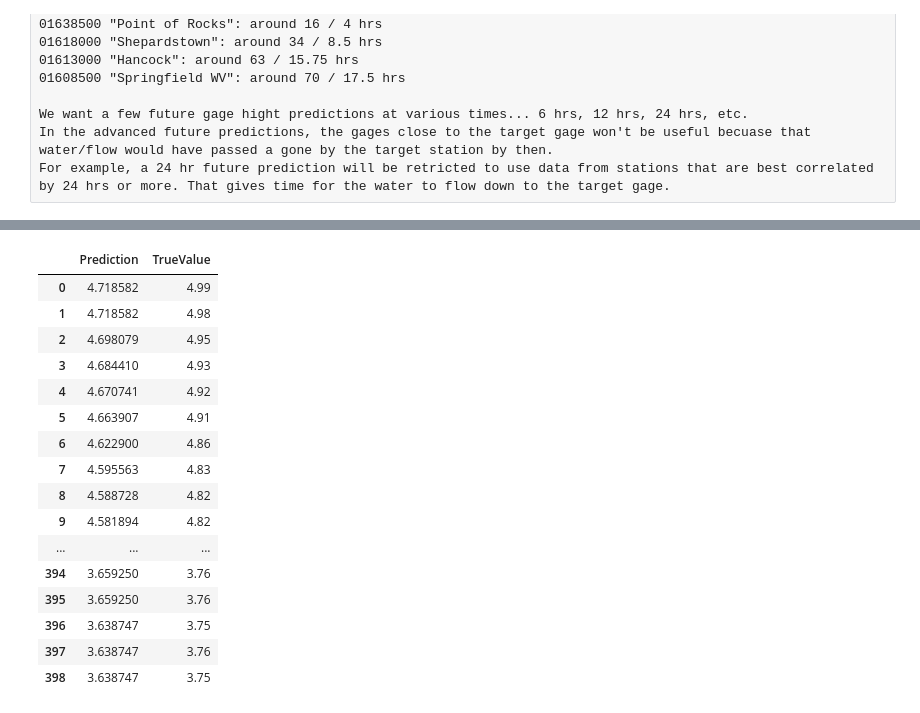
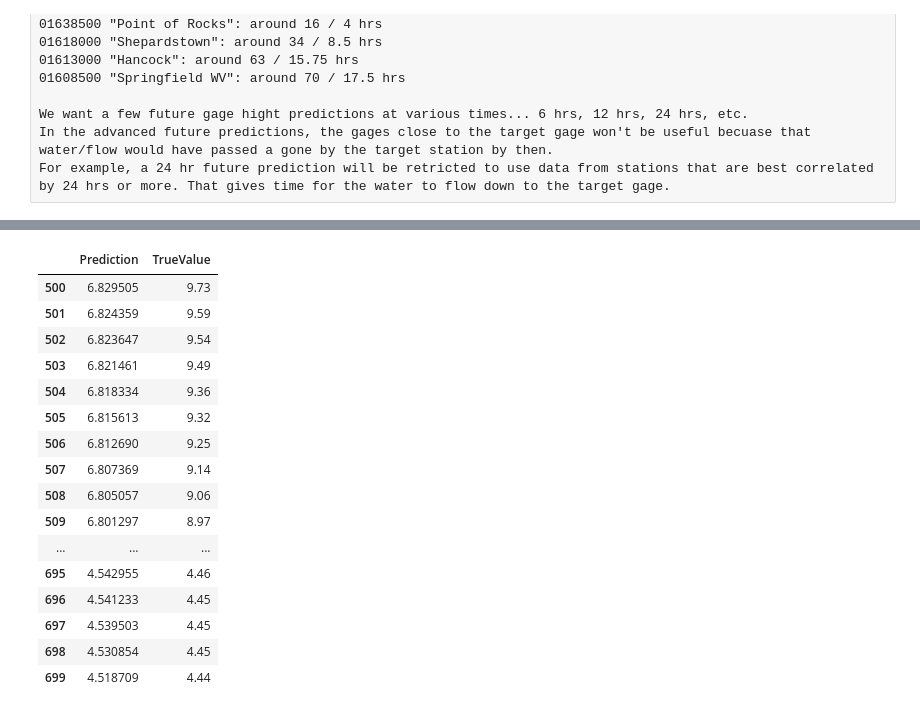
Before and after one commit to jt-hunter/River_data_scrap, a Jupyter notebook: Modeling Analysis.ipynb, the cells around one changed output, grey strips where cells are left out. Saved outputs shown, nothing was run; the diff lists cells and outputs as text; code cells hidden in the pictures.

```diff
--- a/Modeling Analysis.ipynb
+++ b/Modeling Analysis.ipynb
@@ -69,15 +93,21 @@ X_test = df_test.drop(columns=['Date', 'LittleFallsGage'])
 # %%
 # need to break them out by seperate hourly predictions
 #X_train_17hrs = X_train['SpringfieldGage']
+# %%
+X_train_17hrs = X_train[['SpringfieldGage','SpringfieldGage_extrashift1','SpringfieldGage_extrashift2','SpringfieldGage_extrashift3']].copy()
+
+X_test_17hrs = X_test[['SpringfieldGage','SpringfieldGage_extrashift1','SpringfieldGage_extrashift2','SpringfieldGage_extrashift3']].copy()
 # %%
+#del(model_17hrs)
 model_17hrs = tf.keras.Sequential([
-    tf.keras.layers.Dense(1, activation = 'relu', kernel_regularizer='l1', input_shape = (1,)),  # input shape required
-    tf.keras.layers.Dense(3, activation = 'relu', kernel_regularizer='l1'),
-    tf.keras.layers.Dense(1, activation = 'relu', kernel_regularizer='l1')
+    tf.keras.layers.Dense(8, activation = 'tanh', kernel_regularizer='l2', input_shape = (4,)),  # input shape required
+    tf.keras.layers.Dense(10, activation = 'tanh', kernel_regularizer='l2'),
+    tf.keras.layers.Dense(3, activation = 'tanh', kernel_regularizer='l2'),
+    tf.keras.layers.Dense(1, kernel_regularizer='l2')
 ])
 
 model_17hrs.compile(optimizer = 'adam', loss = 'mean_squared_error', metrics = 'mean_squared_error')
 # %%
 # Train
-model_17hrs.fit(X_train['SpringfieldGage'], Y_train, epochs=50, verbose=1)
+model_17hrs.fit(X_train_17hrs , Y_train, epochs=50, verbose=0)
 # %% [output]
@@ -102,5 +115,5 @@ Epoch 50/50
 # %%
-pred = model_17hrs.predict(X_test['SpringfieldGage'])
+pred = model_17hrs.predict(X_test_17hrs)
 # %%
 compare_df = pd.DataFrame(pred, columns=['Prediction'])
 compare_df['TrueValue'] = Y_test.values
@@ -109,25 +122,25 @@ compare_df['TrueValue'] = Y_test.values
 # but the compare_df got its index form the prediction so it starts at 0 unlike Y_test
 # so it only matches up rows correctly when the indexes match, which is few
 # %%
-compare_df.head(500)
+compare_df.iloc[500:700, :]
 # %% [output]
 |  | Prediction | TrueValue |
-| 0 | 4.718582 | 4.99 |
-| 1 | 4.718582 | 4.98 |
-| 2 | 4.698079 | 4.95 |
-| 3 | 4.684410 | 4.93 |
-| 4 | 4.670741 | 4.92 |
-| 5 | 4.663907 | 4.91 |
-| 6 | 4.622900 | 4.86 |
-| 7 | 4.595563 | 4.83 |
-| 8 | 4.588728 | 4.82 |
-| 9 | 4.581894 | 4.82 |
+| 500 | 6.829505 | 9.73 |
+| 501 | 6.824359 | 9.59 |
+| 502 | 6.823647 | 9.54 |
+| 503 | 6.821461 | 9.49 |
+| 504 | 6.818334 | 9.36 |
+| 505 | 6.815613 | 9.32 |
+| 506 | 6.812690 | 9.25 |
+| 507 | 6.807369 | 9.14 |
+| 508 | 6.805057 | 9.06 |
+| 509 | 6.801297 | 8.97 |
 | ... | ... | ... |
-| 394 | 3.659250 | 3.76 |
-| 395 | 3.659250 | 3.76 |
-| 396 | 3.638747 | 3.75 |
-| 397 | 3.638747 | 3.76 |
-| 398 | 3.638747 | 3.75 |
+| 695 | 4.542955 | 4.46 |
+| 696 | 4.541233 | 4.45 |
+| 697 | 4.539503 | 4.45 |
+| 698 | 4.530854 | 4.45 |
+| 699 | 4.518709 | 4.44 |
 # %%
 # not good enough
 # need to add more features, like past 3 obs.
```
Also changed, not shown: parts of 4 cells of this notebook.
